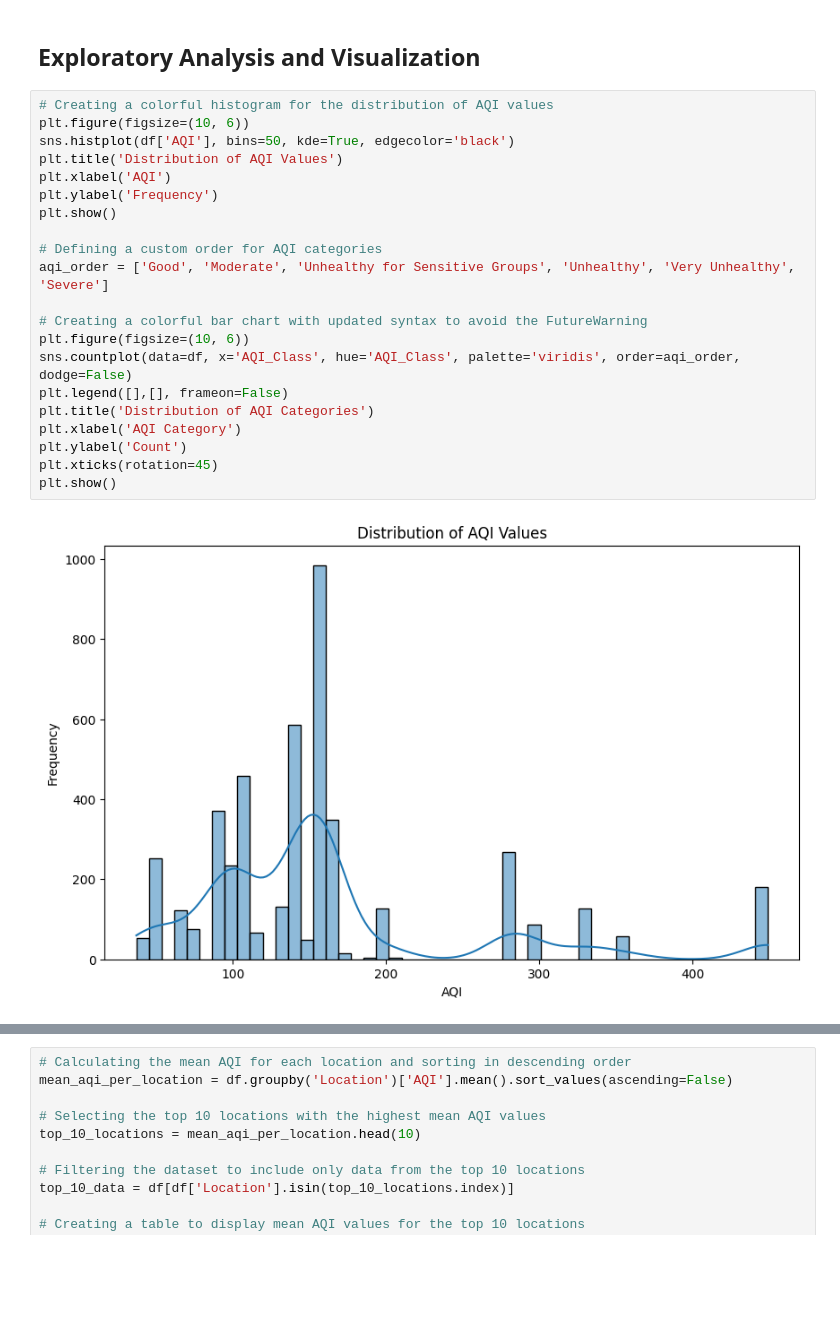
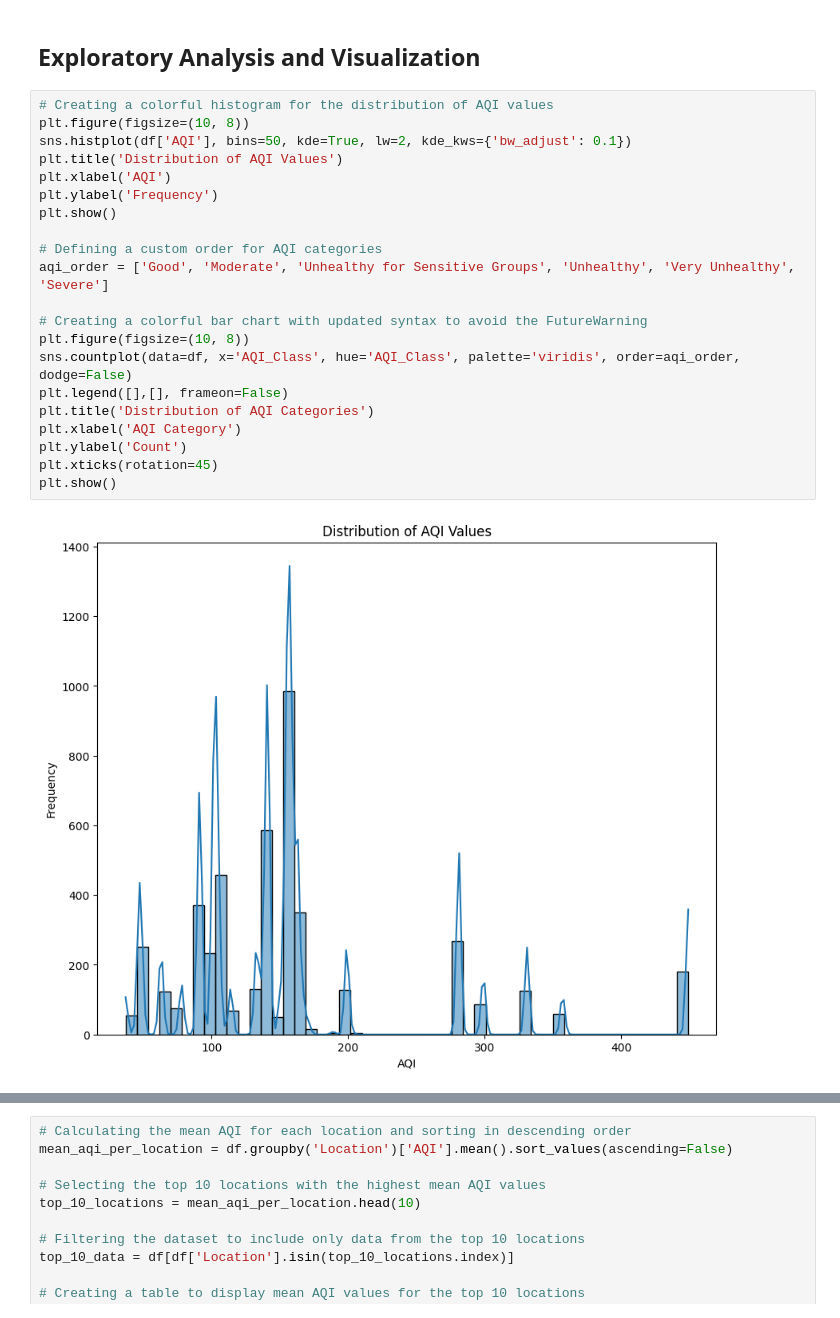
Before and after one commit to Eman-Mahmoud-98/AirMapNet-A-Deep-Learning-Framework-for-AI-Enhanced-Precision-of-Air-Pollution-Images, a Jupyter notebook: Air_Pollution_Dataset.ipynb, the cells around one changed output, grey strips where cells are left out. Saved outputs shown, nothing was run; the diff lists cells and outputs as text; blank space fills up the shorter version.

```diff
--- a/Air_Pollution_Dataset.ipynb
+++ b/Air_Pollution_Dataset.ipynb
@@ -332,24 +330,24 @@ dtype: object
 ## **Exploratory Analysis and Visualization**
 # %%
 # Creating a colorful histogram for the distribution of AQI values
-plt.figure(figsize=(10, 6))
-sns.histplot(df['AQI'], bins=50, kde=True, edgecolor='black')
+plt.figure(figsize=(10, 8))
+sns.histplot(df['AQI'], bins=50, kde=True, lw=2, kde_kws={'bw_adjust': 0.1})
 plt.title('Distribution of AQI Values')
 plt.xlabel('AQI')
 plt.ylabel('Frequency')
 plt.show()
 
 # Defining a custom order for AQI categories
 aqi_order = ['Good', 'Moderate', 'Unhealthy for Sensitive Groups', 'Unhealthy', 'Very Unhealthy', 'Severe']
 
 # Creating a colorful bar chart with updated syntax to avoid the FutureWarning
-plt.figure(figsize=(10, 6))
+plt.figure(figsize=(10, 8))
 sns.countplot(data=df, x='AQI_Class', hue='AQI_Class', palette='viridis', order=aqi_order, dodge=False)
 plt.legend([],[], frameon=False)
 plt.title('Distribution of AQI Categories')
 plt.xlabel('AQI Category')
 plt.ylabel('Count')
 plt.xticks(rotation=45)
 plt.show()
 # %% [output]
-[figure, old version]
+[figure, new version]
```
Also changed, not shown: parts of 4 cells of this notebook.
